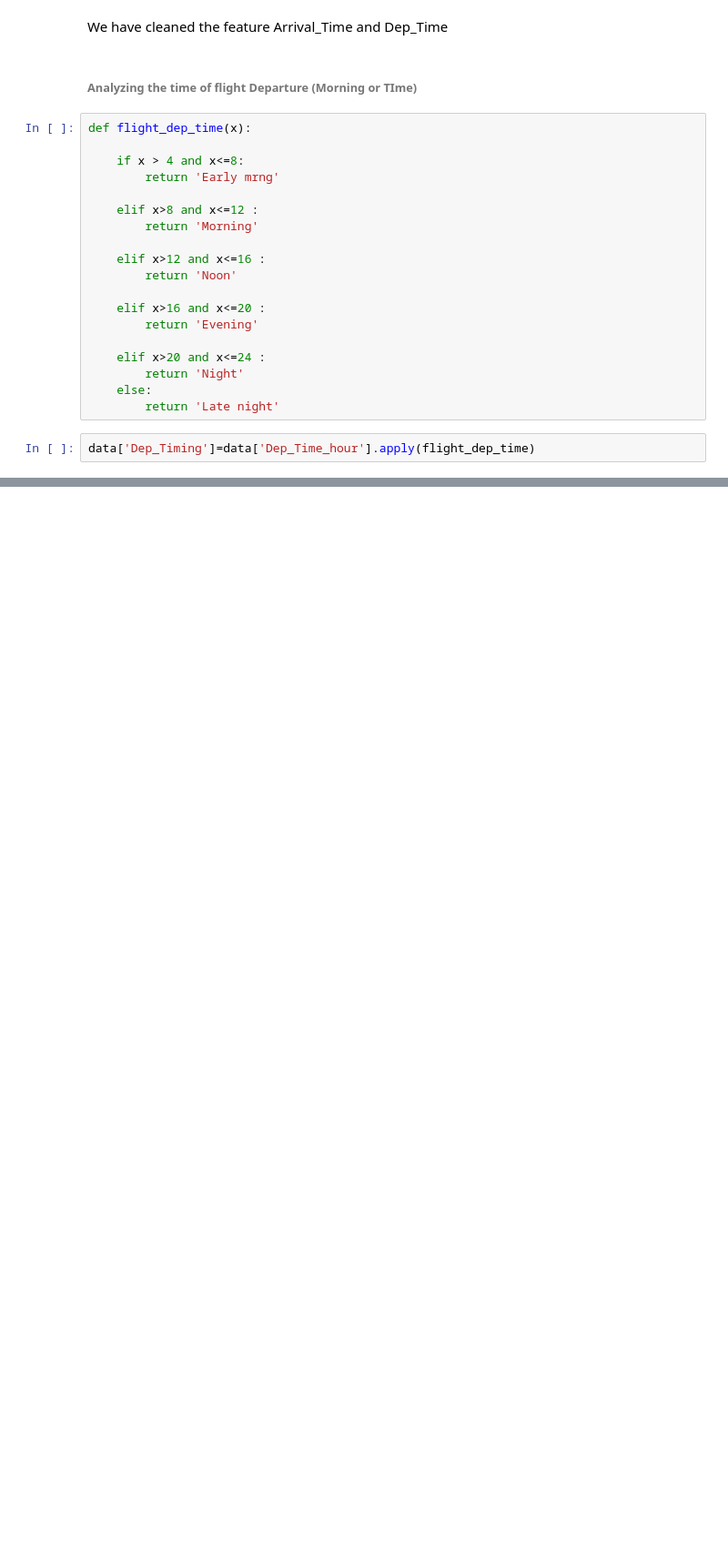
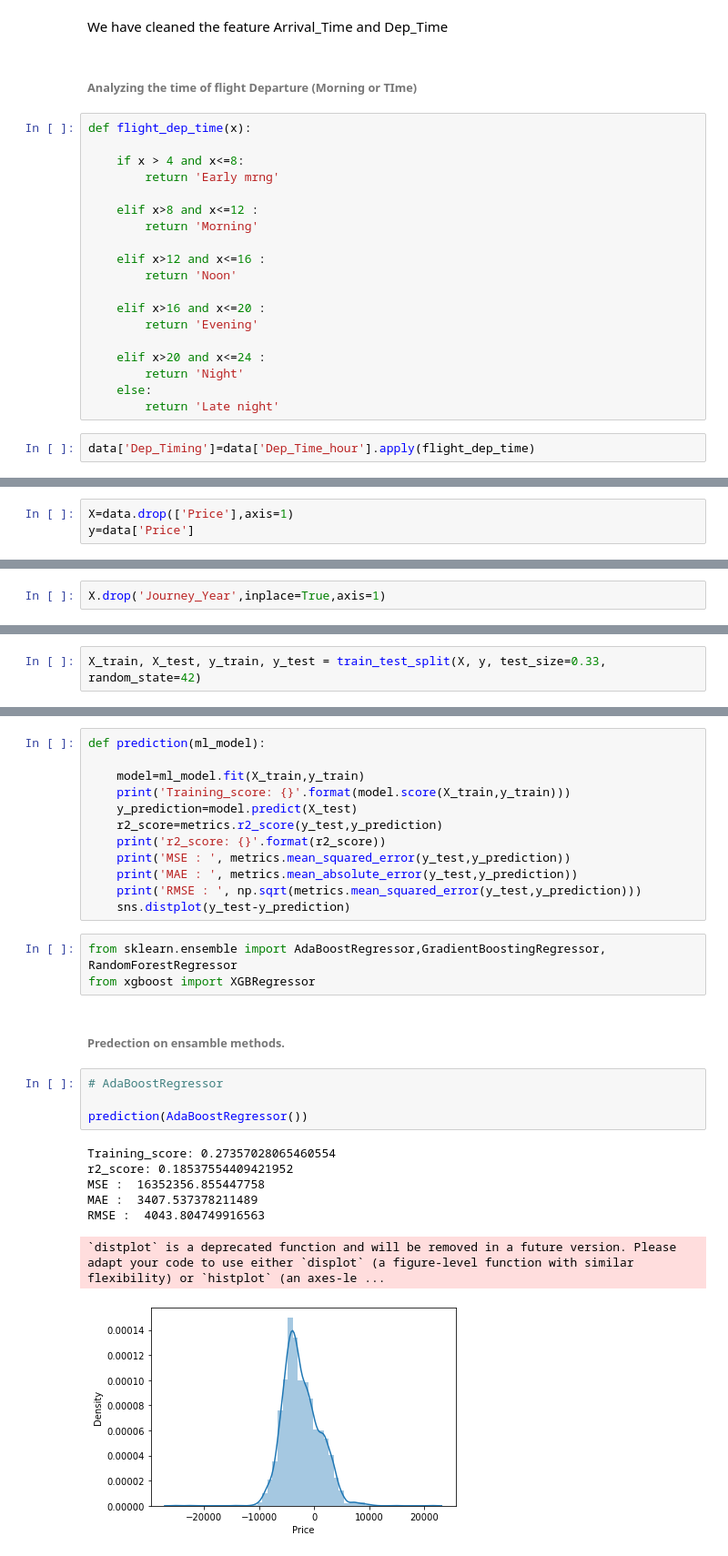
Before and after one commit to abhijitdarekar/Projects, a Jupyter notebook: Flight Price Predection/Flight Price Predection.ipynb, the cells around one changed output, grey strips where cells are left out. Shown at 91% size. Cells and saved outputs as stored; diff of their text form; blank space fills up the shorter version.

```diff
--- a/Flight Price Predection/Flight Price Predection.ipynb
+++ b/Flight Price Predection/Flight Price Predection.ipynb
@@ -353,0 +620,3 @@ Conclusion : From graph we can see that Jet Airways Business have the highest Pr
+# %%
+X=data.drop(['Price'],axis=1)
+y=data['Price']
@@ -353,0 +668,2 @@ Conclusion : From graph we can see that Jet Airways Business have the highest Pr
+# %%
+X.drop('Journey_Year',inplace=True,axis=1)
@@ -353,0 +684,2 @@ Conclusion : From graph we can see that Jet Airways Business have the highest Pr
+# %%
+X_train, X_test, y_train, y_test = train_test_split(X, y, test_size=0.33, random_state=42)
@@ -353,0 +694,29 @@ Conclusion : From graph we can see that Jet Airways Business have the highest Pr
+# %%
+def prediction(ml_model):
+
+    model=ml_model.fit(X_train,y_train)
+    print('Training_score: {}'.format(model.score(X_train,y_train)))
+    y_prediction=model.predict(X_test)
+    r2_score=metrics.r2_score(y_test,y_prediction)
+    print('r2_score: {}'.format(r2_score))
+    print('MSE : ', metrics.mean_squared_error(y_test,y_prediction))
+    print('MAE : ', metrics.mean_absolute_error(y_test,y_prediction))
+    print('RMSE : ', np.sqrt(metrics.mean_squared_error(y_test,y_prediction)))
+    sns.distplot(y_test-y_prediction)
+# %%
+from sklearn.ensemble import AdaBoostRegressor,GradientBoostingRegressor, RandomForestRegressor
+from xgboost import XGBRegressor
+# %% [markdown]
+###### Predection on ensamble methods.
+# %%
+# AdaBoostRegressor
+
+prediction(AdaBoostRegressor())
+# %% [output]
+Training_score: 0.27357028065460554
+r2_score: 0.18537554409421952
+MSE :  16352356.855447758
+MAE :  3407.537378211489
+RMSE :  4043.804749916563
+`distplot` is a deprecated function and will be removed in a future version. Please adapt your code to use either `displot` (a figure-level function with similar flexibility) or `histplot` (an axes-le ...
+[figure, added]
```
Also changed, not shown: parts of 101 cells of this notebook.
